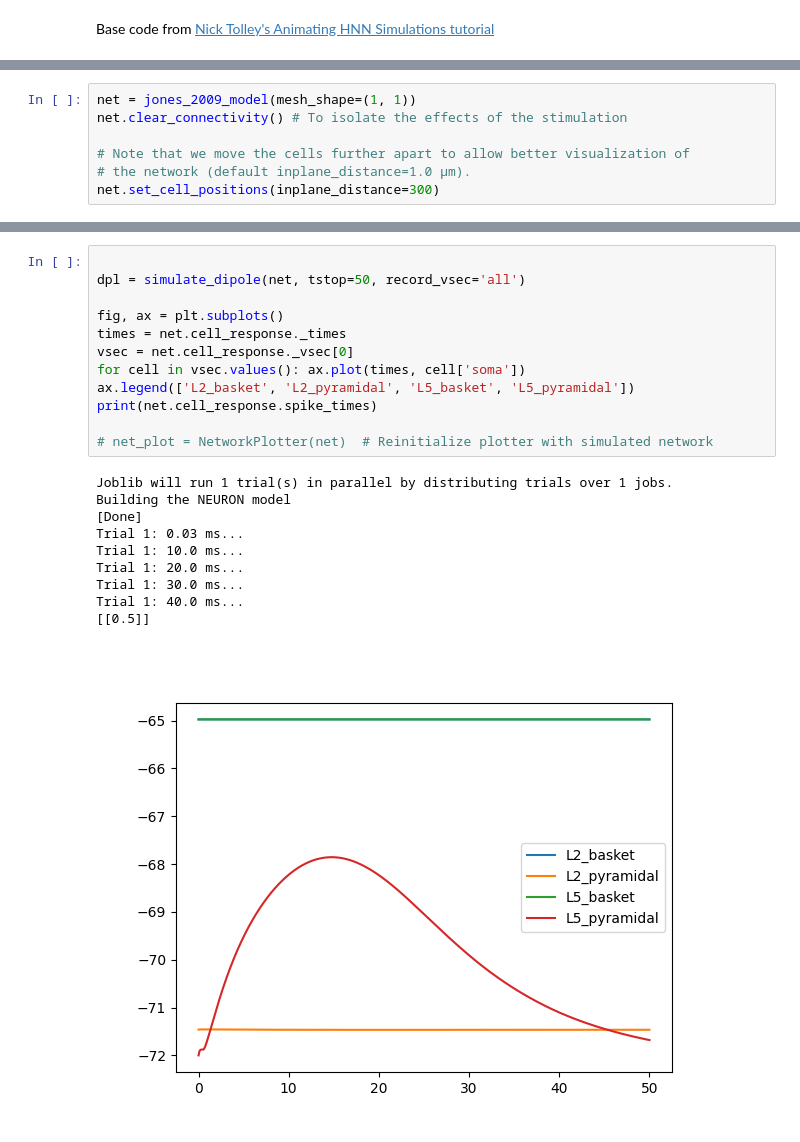
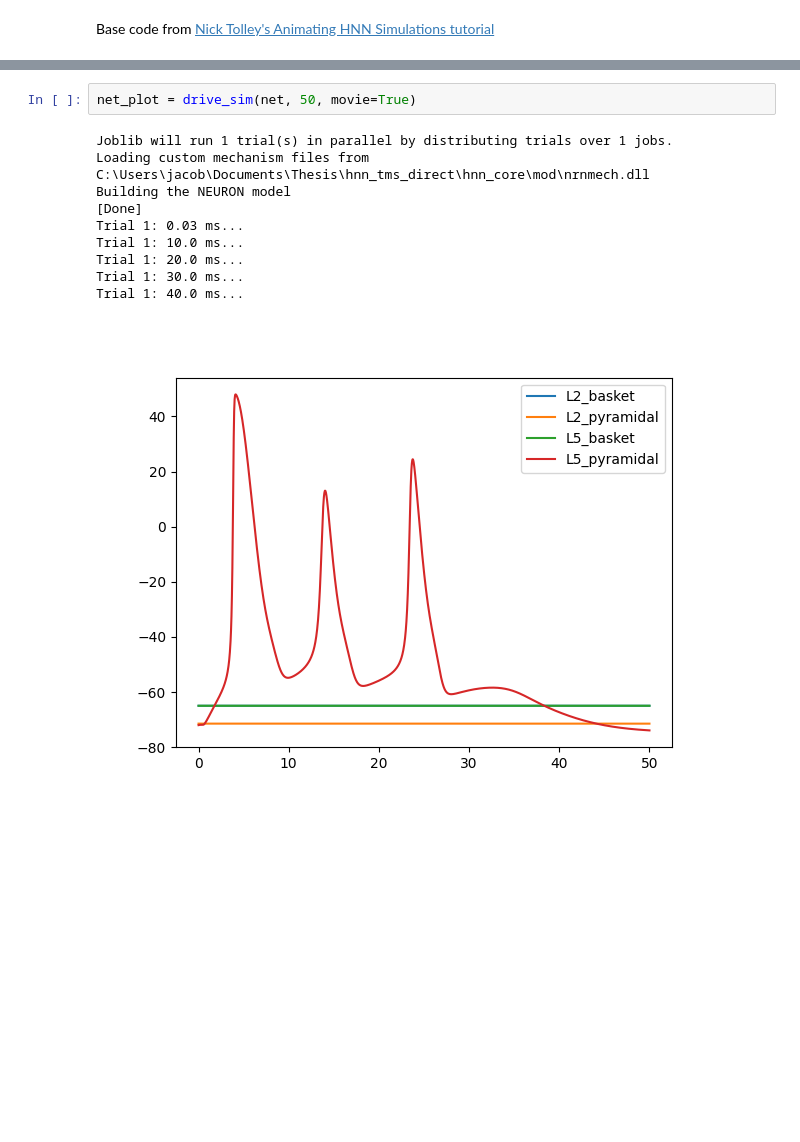
Before and after one commit to jtajchman/hnn_tms_direct, a Jupyter notebook: branch_scripts/direct_tms_verification.ipynb, the cells around one changed output, grey strips where cells are left out. Drawn from its saved outputs; the diff is of its cells as text; blank space fills up the shorter version.

```diff
--- a/branch_scripts/direct_tms_verification.ipynb
+++ b/branch_scripts/direct_tms_verification.ipynb
@@ -25,7 +25,0 @@ from hnn_core.network_models import add_erp_drives_to_jones_model
-# %%
-net = jones_2009_model(mesh_shape=(1, 1))
-net.clear_connectivity() # To isolate the effects of the stimulation
-
-# Note that we move the cells further apart to allow better visualization of
-# the network (default inplane_distance=1.0 µm).
-net.set_cell_positions(inplane_distance=300)
@@ -83,25 +102,15 @@ net.add_evoked_drive(
                      'L5_pyramidal': 1.}, # Tune
 )
 # %%
-
-dpl = simulate_dipole(net, tstop=50, record_vsec='all')
-
-fig, ax = plt.subplots()
-times = net.cell_response._times
-vsec = net.cell_response._vsec[0]
-for cell in vsec.values(): ax.plot(times, cell['soma'])
-ax.legend(['L2_basket', 'L2_pyramidal', 'L5_basket', 'L5_pyramidal'])
-print(net.cell_response.spike_times)
-
-# net_plot = NetworkPlotter(net)  # Reinitialize plotter with simulated network
+net_plot = drive_sim(net, 50, movie=True)
 # %% [output]
 Joblib will run 1 trial(s) in parallel by distributing trials over 1 jobs.
+Loading custom mechanism files from C:\Users\jacob\Documents\Thesis\hnn_tms_direct\hnn_core\mod\nrnmech.dll
 Building the NEURON model
 [Done]
 Trial 1: 0.03 ms...
 Trial 1: 10.0 ms...
 Trial 1: 20.0 ms...
 Trial 1: 30.0 ms...
 Trial 1: 40.0 ms...
-[[0.5]]
-[figure, old version]
+[figure, new version]
```
Also changed, not shown: parts of 7 cells of this notebook, 1 other file.
